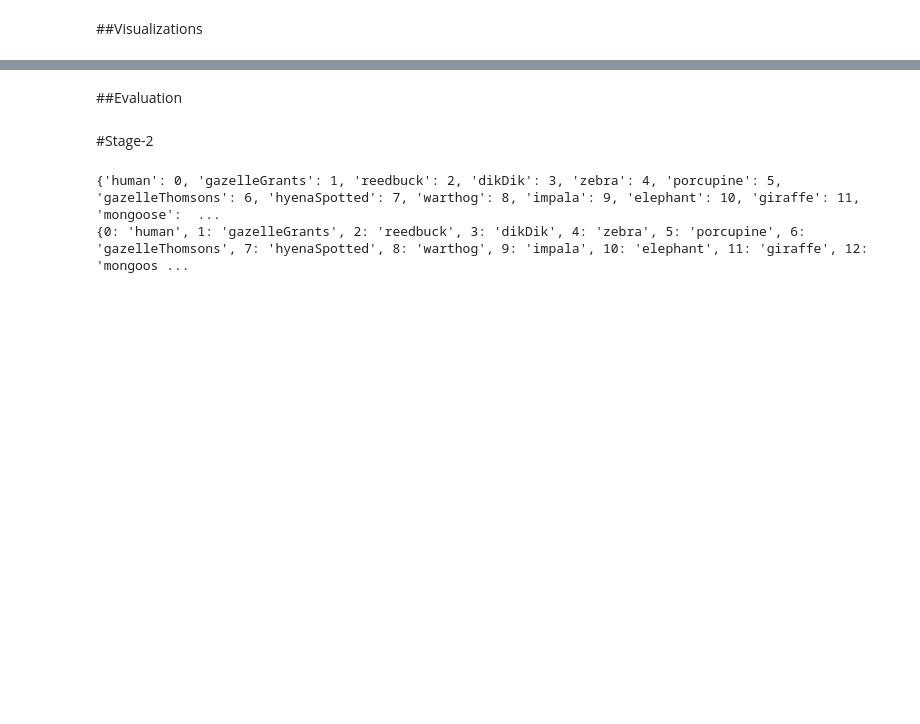
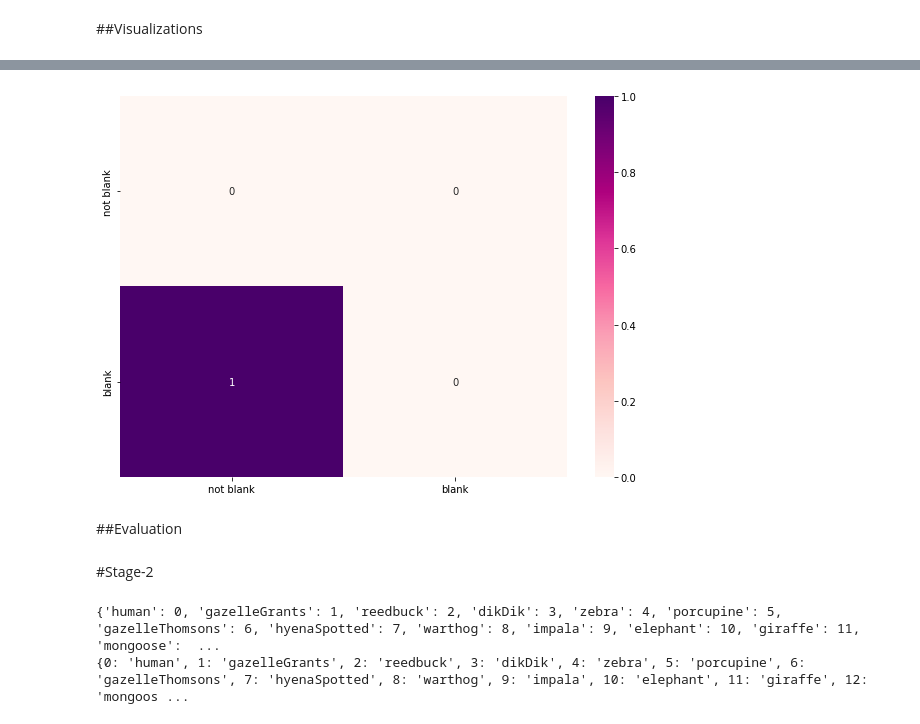
Before and after one commit to Koushik-V-M/HashCode_21, a Jupyter notebook: main.ipynb, the cells around one changed output, grey strips where cells are left out. Drawn from its saved outputs; the diff is of its cells as text; code cells hidden in the pictures; blank space fills up the shorter version.

```diff
--- a/main.ipynb
+++ b/main.ipynb
@@ -362,10 +451,12 @@ print(classification_report(y_test, np.argmax(predictions, axis=1), target_names
 # %%
-cm1 = confusion_matrix(y_test, np.argmax(predictions, axis=1))
+cm1 = confusion_matrix([y_test[0]], np.argmax(predictions, axis=1))
 df_cm = pd.DataFrame(cm1, index = [i for i in labels],
               columns = [i for i in labels])
 plt.figure(figsize = (10,7))
 sn.heatmap(df_cm, annot=True,cmap="RdPu")
 plt.savefig('confusion_mrtx3.png',bbox_inches = 'tight')
+# %% [output]
+[figure, added]
 # %% [markdown]
 ##Evaluation
 # %%
```
Also changed, not shown: parts of 25 cells of this notebook.
